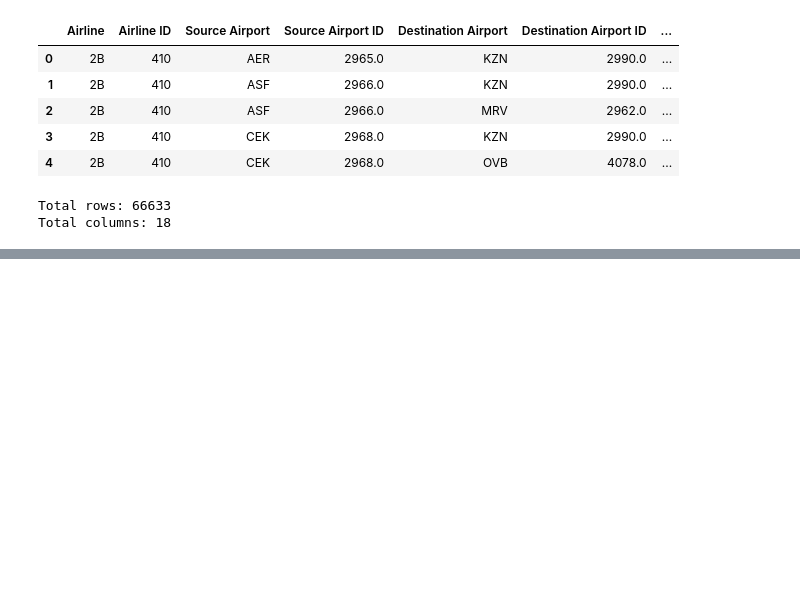
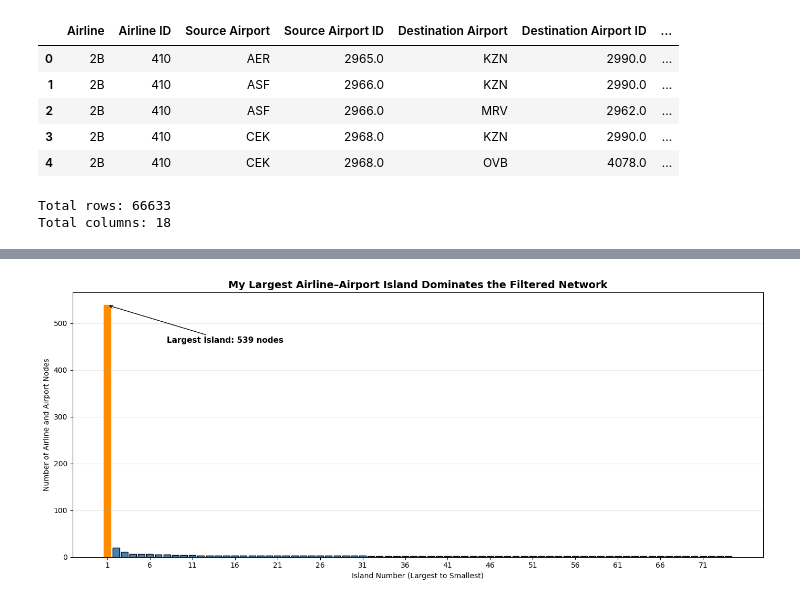
Before and after one commit to uzmabb182/Data_620_Web_Analytics, a Jupyter notebook: Week 6/Week_6_Project_2.ipynb, the cells around one changed output, grey strips where cells are left out. Saved outputs shown, nothing was run; the diff lists cells and outputs as text; code cells hidden in the pictures; blank space fills up the shorter version.

Commit message:
Network Analysis is complete

```diff
--- a/Week 6/Week_6_Project_2.ipynb
+++ b/Week 6/Week_6_Project_2.ipynb
@@ -1788,0 +2483,48 @@ Total columns: 18
+# %%
+import matplotlib.pyplot as plt
+
+# Sort my islands from largest to smallest
+sorted_islands = sorted(islands, key=len, reverse=True)
+
+# Count the number of nodes in each island
+island_sizes = [len(group) for group in sorted_islands]
+
+# Create my island size chart
+plt.figure(figsize=(14, 6))
+
+bars = plt.bar(
+    range(1, len(island_sizes) + 1),
+    island_sizes,
+    color='steelblue',
+    edgecolor='black'
+)
+
+# Highlight my largest island
+bars[0].set_color('darkorange')
+
+# Label the largest island
+plt.annotate(
+    f'Largest Island: {island_sizes[0]} nodes',
+    xy=(1, island_sizes[0]),
+    xytext=(8, island_sizes[0] * 0.85),
+    fontsize=11,
+    fontweight='bold',
+    arrowprops=dict(arrowstyle='->', color='black')
+)
+
+plt.title(
+    'My Largest Airline–Airport Island Dominates the Filtered Network',
+    fontsize=14,
+    fontweight='bold'
+)
+
+plt.xlabel('Island Number (Largest to Smallest)')
+plt.ylabel('Number of Airline and Airport Nodes')
+
+plt.xticks(range(1, len(island_sizes) + 1, 5))
+plt.grid(axis='y', alpha=0.3)
+
+plt.tight_layout()
+plt.show()
+# %% [output]
+[figure, added]
```
Also changed, not shown: parts of 76 cells of this notebook.
